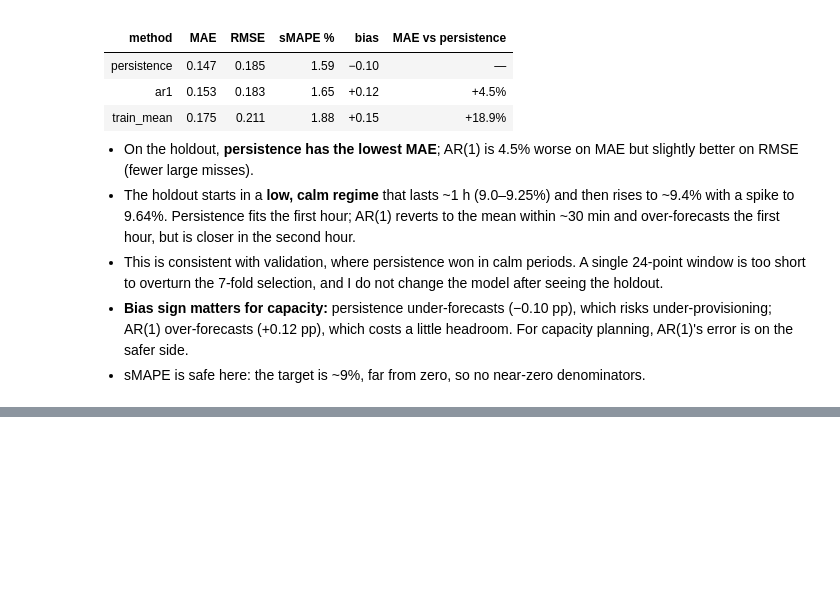
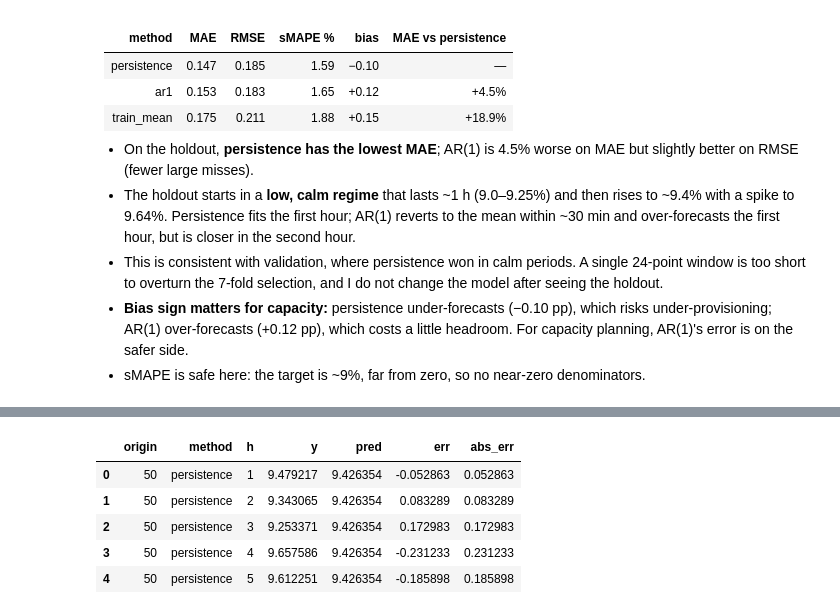
Before and after one commit to Akillot/forecasting-challenge, a Jupyter notebook: notebooks/02_forecasting.ipynb, the cells around one changed output, grey strips where cells are left out. Saved outputs shown, nothing was run; the diff lists cells and outputs as text; code cells hidden in the pictures; blank space fills up the shorter version.

```diff
--- a/notebooks/02_forecasting.ipynb
+++ b/notebooks/02_forecasting.ipynb
@@ -184,0 +191,21 @@ a little headroom. For capacity planning, AR(1)'s error is on the safer side.
+# %%
+records = []
+for origin in origins:
+    tr = train.iloc[:origin]
+    te = train.iloc[origin:origin + HORIZON]
+    for name, fn in final_methods.items():
+        records.append(pd.DataFrame({
+            "origin": origin, "method": name, "h": np.arange(1, HORIZON + 1),
+            "y": te[TARGET].to_numpy(), "pred": fn(tr, te).to_numpy(),
+        }))
+steps = pd.concat(records, ignore_index=True)
+steps["err"] = steps["pred"] - steps["y"]
+steps["abs_err"] = steps["err"].abs()
+steps.head()
+# %% [output]
+|  | origin | method | h | y | pred | err | abs_err |
+| 0 | 50 | persistence | 1 | 9.479217 | 9.426354 | -0.052863 | 0.052863 |
+| 1 | 50 | persistence | 2 | 9.343065 | 9.426354 | 0.083289 | 0.083289 |
+| 2 | 50 | persistence | 3 | 9.253371 | 9.426354 | 0.172983 | 0.172983 |
+| 3 | 50 | persistence | 4 | 9.657586 | 9.426354 | -0.231233 | 0.231233 |
+| 4 | 50 | persistence | 5 | 9.612251 | 9.426354 | -0.185898 | 0.185898 |
```
Also changed, not shown: parts of 4 cells of this notebook.
